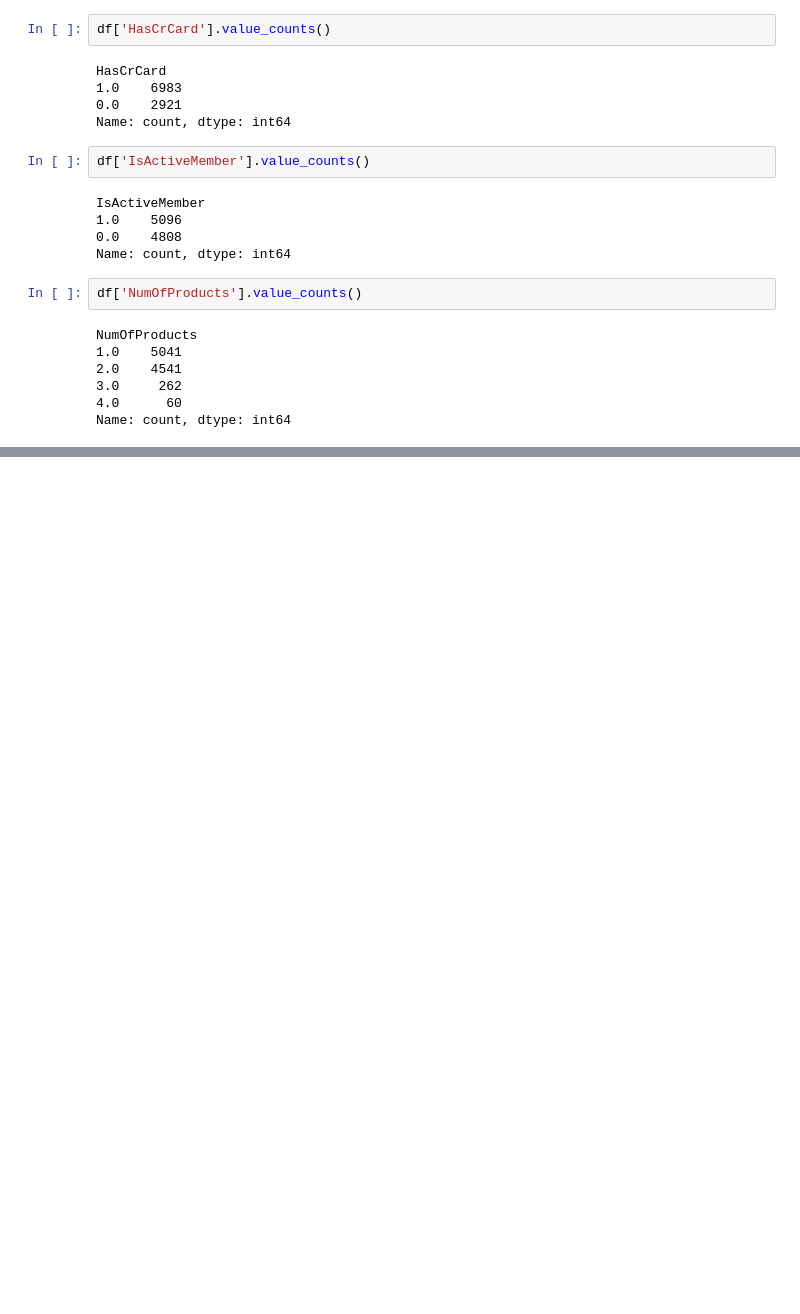
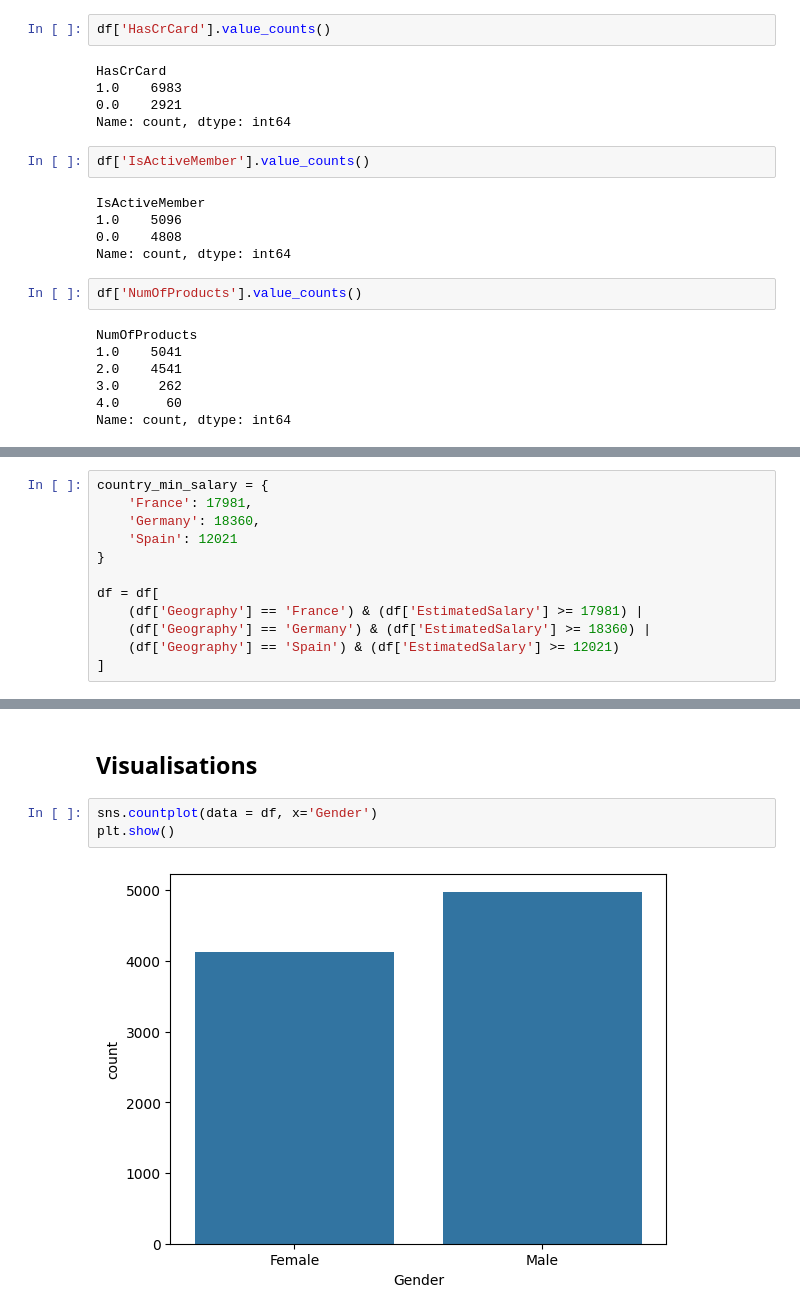
Before and after one commit to matTrabolsi/Banking-Customer-Churn-Prediction, a Jupyter notebook: ProjectFiles/bankChurnPrediction.ipynb, the cells around one changed output, grey strips where cells are left out. Cells and saved outputs as stored; diff of their text form; blank space fills up the shorter version.

```diff
--- a/ProjectFiles/bankChurnPrediction.ipynb
+++ b/ProjectFiles/bankChurnPrediction.ipynb
@@ -169,0 +257,12 @@ Name: EstimatedSalary, dtype: float64
+# %%
+country_min_salary = {
+    'France': 17981,
+    'Germany': 18360,
+    'Spain': 12021
+}
+
+df = df[
+    (df['Geography'] == 'France') & (df['EstimatedSalary'] >= 17981) |
+    (df['Geography'] == 'Germany') & (df['EstimatedSalary'] >= 18360) |
+    (df['Geography'] == 'Spain') & (df['EstimatedSalary'] >= 12021)
+]
@@ -169,0 +283,8 @@ Name: EstimatedSalary, dtype: float64
+# %% [markdown]
+**Visualisations**
+---
+# %%
+sns.countplot(data = df, x='Gender')
+plt.show()
+# %% [output]
+[figure, added]
```
Also changed, not shown: parts of 27 cells of this notebook, 1 other file.
